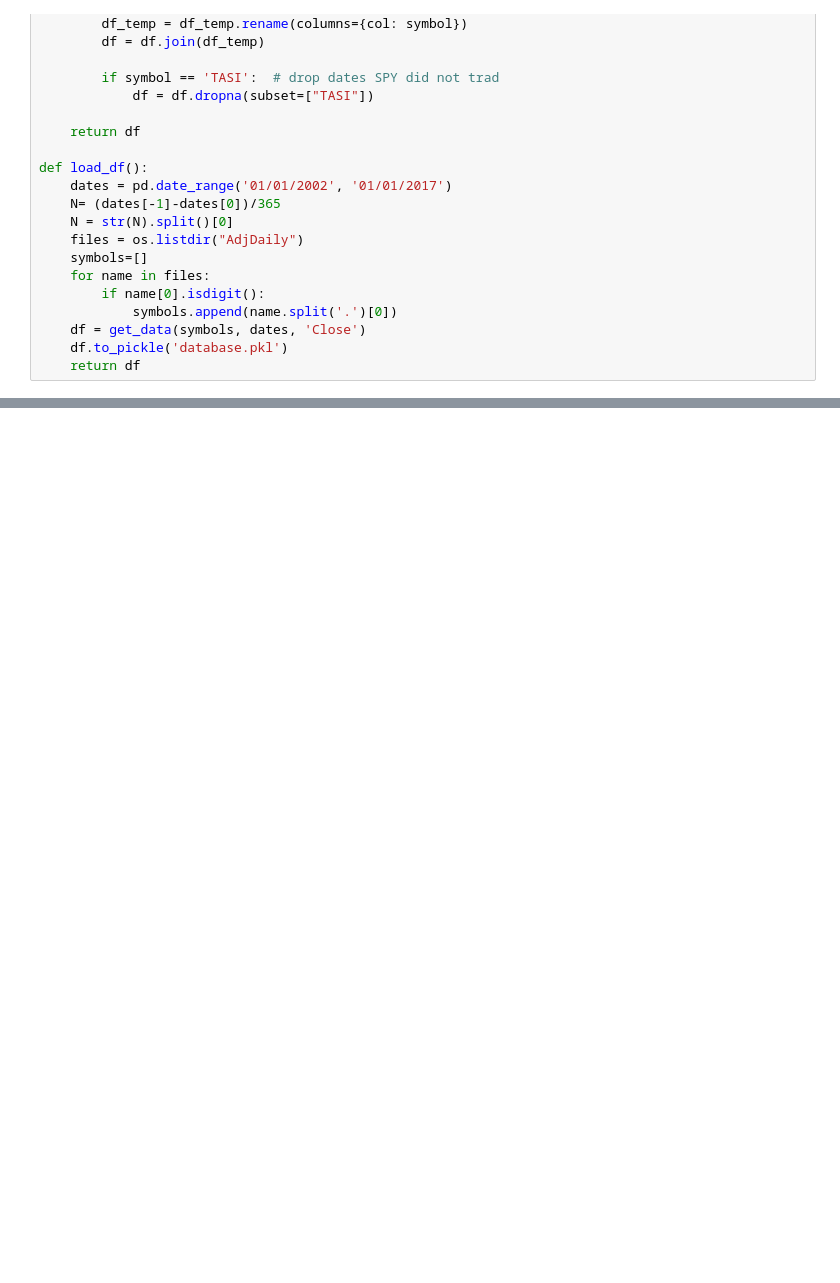
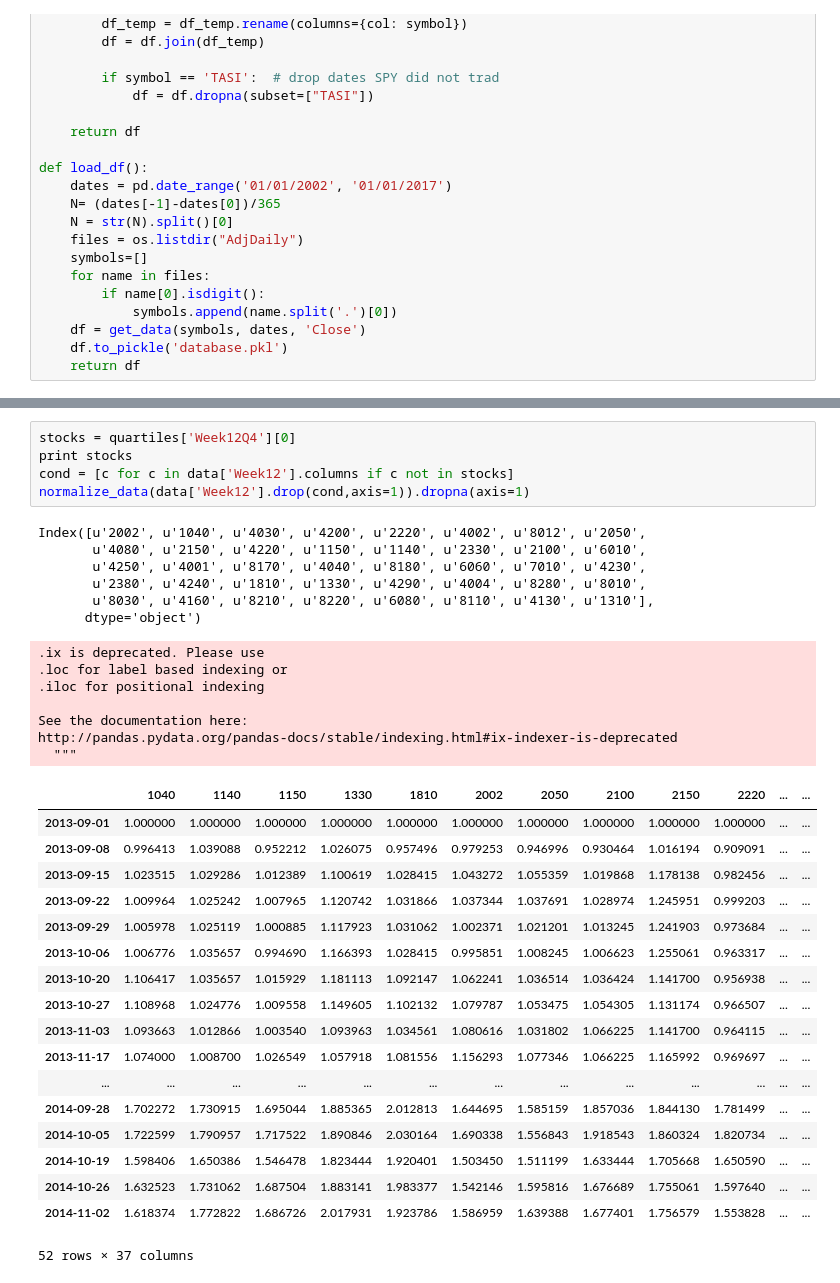
Before and after one commit to abonaser87/StocksHistoricalData, a Jupyter notebook: Untitled1.ipynb, the cells around one changed output, grey strips where cells are left out. Cells and saved outputs as stored; diff of their text form; blank space fills up the shorter version.

Commit message:
52 Weeks Strat Done

```diff
--- a/Untitled1.ipynb
+++ b/Untitled1.ipynb
@@ -259,0 +289,37 @@ dtype: float64)])
+# %%
+stocks = quartiles['Week12Q4'][0]
+print stocks
+cond = [c for c in data['Week12'].columns if c not in stocks]
+normalize_data(data['Week12'].drop(cond,axis=1)).dropna(axis=1)
+# %% [output]
+Index([u'2002', u'1040', u'4030', u'4200', u'2220', u'4002', u'8012', u'2050',
+       u'4080', u'2150', u'4220', u'1150', u'1140', u'2330', u'2100', u'6010',
+       u'4250', u'4001', u'8170', u'4040', u'8180', u'6060', u'7010', u'4230',
+       u'2380', u'4240', u'1810', u'1330', u'4290', u'4004', u'8280', u'8010',
+       u'8030', u'4160', u'8210', u'8220', u'6080', u'8110', u'4130', u'1310'],
+      dtype='object')
+.ix is deprecated. Please use
+.loc for label based indexing or
+.iloc for positional indexing
+
+See the documentation here:
+http://pandas.pydata.org/pandas-docs/stable/indexing.html#ix-indexer-is-deprecated
+  """
+|  | 1040 | 1140 | 1150 | 1330 | 1810 | 2002 | 2050 | 2100 | 2150 | 2220 | ... | ... |
+| 2013-09-01 | 1.000000 | 1.000000 | 1.000000 | 1.000000 | 1.000000 | 1.000000 | 1.000000 | 1.000000 | 1.000000 | 1.000000 | ... | ... |
+| 2013-09-08 | 0.996413 | 1.039088 | 0.952212 | 1.026075 | 0.957496 | 0.979253 | 0.946996 | 0.930464 | 1.016194 | 0.909091 | ... | ... |
+| 2013-09-15 | 1.023515 | 1.029286 | 1.012389 | 1.100619 | 1.028415 | 1.043272 | 1.055359 | 1.019868 | 1.178138 | 0.982456 | ... | ... |
+| 2013-09-22 | 1.009964 | 1.025242 | 1.007965 | 1.120742 | 1.031866 | 1.037344 | 1.037691 | 1.028974 | 1.245951 | 0.999203 | ... | ... |
+| 2013-09-29 | 1.005978 | 1.025119 | 1.000885 | 1.117923 | 1.031062 | 1.002371 | 1.021201 | 1.013245 | 1.241903 | 0.973684 | ... | ... |
+| 2013-10-06 | 1.006776 | 1.035657 | 0.994690 | 1.166393 | 1.028415 | 0.995851 | 1.008245 | 1.006623 | 1.255061 | 0.963317 | ... | ... |
+| 2013-10-20 | 1.106417 | 1.035657 | 1.015929 | 1.181113 | 1.092147 | 1.062241 | 1.036514 | 1.036424 | 1.141700 | 0.956938 | ... | ... |
+| 2013-10-27 | 1.108968 | 1.024776 | 1.009558 | 1.149605 | 1.102132 | 1.079787 | 1.053475 | 1.054305 | 1.131174 | 0.966507 | ... | ... |
+| 2013-11-03 | 1.093663 | 1.012866 | 1.003540 | 1.093963 | 1.034561 | 1.080616 | 1.031802 | 1.066225 | 1.141700 | 0.964115 | ... | ... |
+| 2013-11-17 | 1.074000 | 1.008700 | 1.026549 | 1.057918 | 1.081556 | 1.156293 | 1.077346 | 1.066225 | 1.165992 | 0.969697 | ... | ... |
+| ... | ... | ... | ... | ... | ... | ... | ... | ... | ... | ... | ... | ... |
+| 2014-09-28 | 1.702272 | 1.730915 | 1.695044 | 1.885365 | 2.012813 | 1.644695 | 1.585159 | 1.857036 | 1.844130 | 1.781499 | ... | ... |
+| 2014-10-05 | 1.722599 | 1.790957 | 1.717522 | 1.890846 | 2.030164 | 1.690338 | 1.556843 | 1.918543 | 1.860324 | 1.820734 | ... | ... |
+| 2014-10-19 | 1.598406 | 1.650386 | 1.546478 | 1.823444 | 1.920401 | 1.503450 | 1.511199 | 1.633444 | 1.705668 | 1.650590 | ... | ... |
+| 2014-10-26 | 1.632523 | 1.731062 | 1.687504 | 1.883141 | 1.983377 | 1.542146 | 1.595816 | 1.676689 | 1.755061 | 1.597640 | ... | ... |
+| 2014-11-02 | 1.618374 | 1.772822 | 1.686726 | 2.017931 | 1.923786 | 1.586959 | 1.639388 | 1.677401 | 1.756579 | 1.553828 | ... | ... |
+52 rows × 37 columns
```
Also changed, not shown: parts of 8 cells of this notebook, 2 other files.
